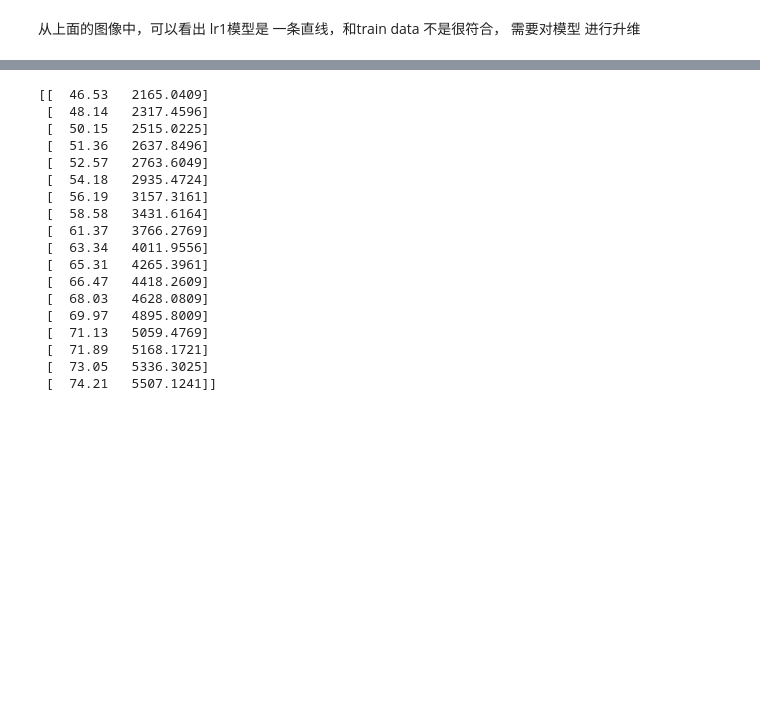
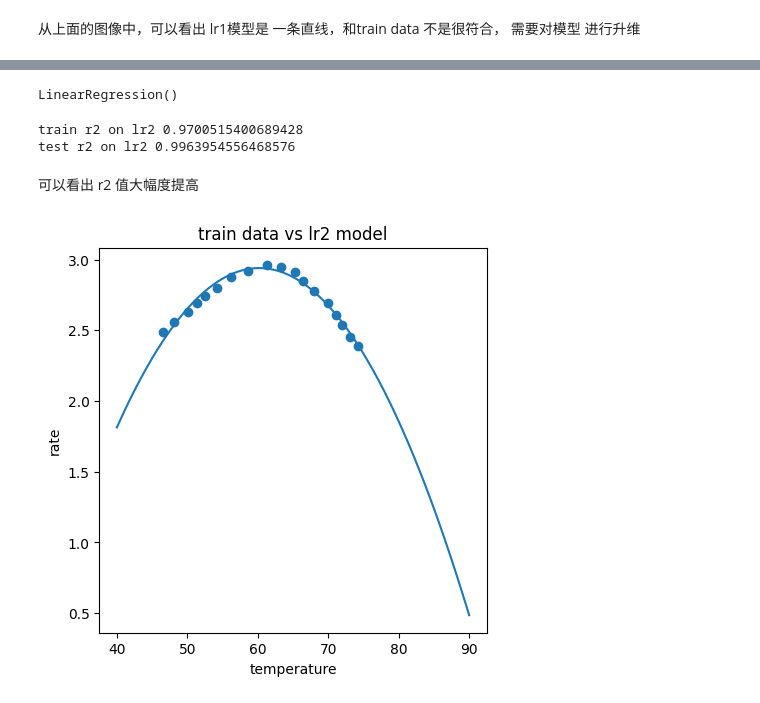
Before and after one commit to skywalkeryin/ai_course, a Jupyter notebook: chapter5/course_code/temperature_rate_regression-checkpoint.ipynb, the cells around one changed output, grey strips where cells are left out. Saved outputs shown, nothing was run; the diff lists cells and outputs as text; code cells hidden in the pictures; blank space fills up the shorter version.

```diff
--- a/chapter5/course_code/temperature_rate_regression-checkpoint.ipynb
+++ b/chapter5/course_code/temperature_rate_regression-checkpoint.ipynb
@@ -99,16 +99,18 @@ X_range = np.linspace(40, 90, 300).reshape(-1, 1)
 y_range_predict = lr1.predict(X_range)
 # %%
 # plot the model
-fig2 = plt.figure(figsize=(5, 5))
+def plot_model(X, y, x_range, y_range_predict, title):
+    fig2 = plt.figure(figsize=(5, 5))
 
-plt.scatter(X_train, y_train)
-plt.xlabel("temperature")
-plt.ylabel("rate")
-plt.title("train data vs lr1 model")
+    plt.scatter(X, y)
+    plt.xlabel("temperature")
+    plt.ylabel("rate")
+    plt.title(title)
 
-plt.plot(X_range, y_range_predict)
+    plt.plot(x_range, y_range_predict)
+    plt.show()
 
-plt.show()
+plot_model(X_train, y_train, X_range, y_range_predict, "train data vs lr1 model")
 # %% [output]
 [figure]
 # %% [markdown]
@@ -135,24 +139,12 @@ def create_more_features(x, n):
         res = np.append(res, x_i, 1)
     return res
 
-x_new = create_more_features(X_train, 2)
-print(x_new)
+X_train_2 = create_more_features(X_train, 2)
+X_test_2 = create_more_features(X_test, 2)
-# %% [output]
-[[  46.53   2165.0409]
- [  48.14   2317.4596]
- [  50.15   2515.0225]
- [  51.36   2637.8496]
- [  52.57   2763.6049]
- [  54.18   2935.4724]
- [  56.19   3157.3161]
- [  58.58   3431.6164]
- [  61.37   3766.2769]
- [  63.34   4011.9556]
- [  65.31   4265.3961]
- [  66.47   4418.2609]
- [  68.03   4628.0809]
- [  69.97   4895.8009]
- [  71.13   5059.4769]
- [  71.89   5168.1721]
- [  73.05   5336.3025]
- [  74.21   5507.1241]]
+# %%
+# establish the new high order model
+# 建立一个2次的线性模型
+lr2 = LinearRegression()
+lr2.fit(X_train_2, y_train)
+# %% [output]
+LinearRegression()
@@ -158,0 +154,20 @@ print(x_new)
+# %%
+r2_train = r2_score(y_train, y_train_predict_2)
+r2_test = r2_score(y_test, y_test_predict_2)
+
+print('train r2 on lr2', r2_train)
+print('test r2 on lr2', r2_test)
+# %% [output]
+train r2 on lr2 0.9700515400689428
+test r2 on lr2 0.9963954556468576
+# %% [markdown]
+可以看出 r2 值大幅度提高
+# %%
+# generate the new data to plot the model
+X_range_2 = create_more_features(X_range, 2)
+y_range_predict_2 = lr2.predict(X_range_2)
+# %%
+# plot the new model
+plot_model(X_train, y_train, X_range, y_range_predict_2, "train data vs lr2 model")
+# %% [output]
+[figure, added]
```
Also changed, not shown: parts of 2 cells of this notebook.
